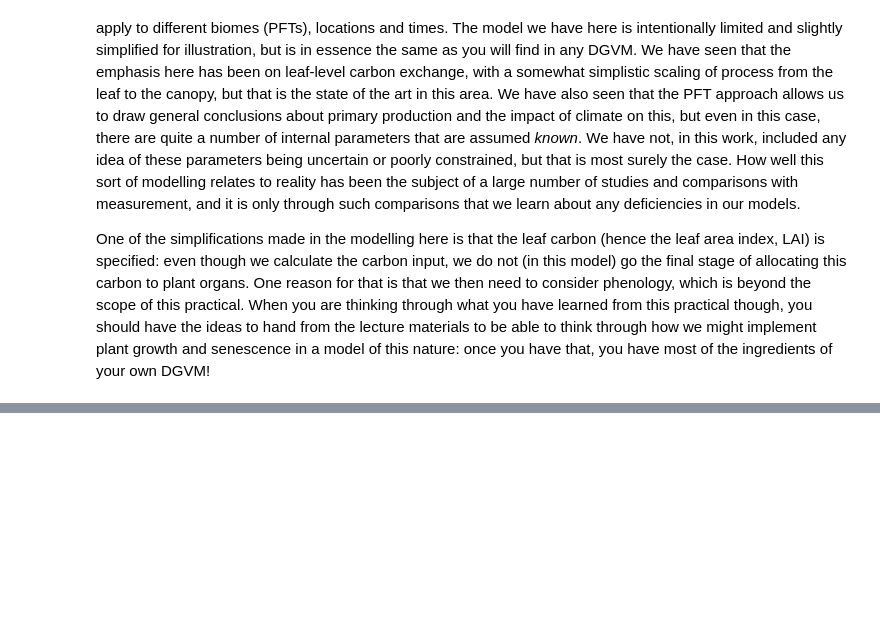
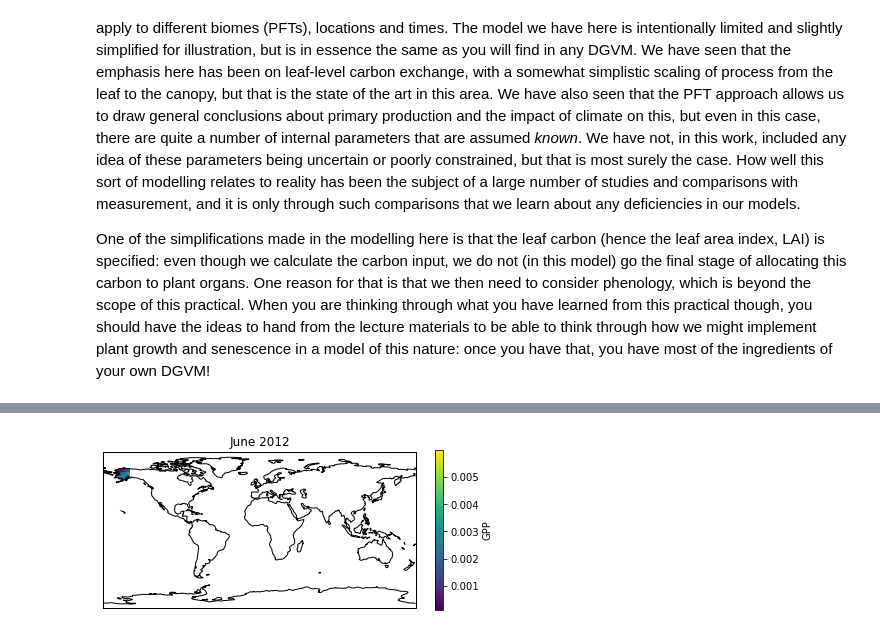
Before and after one commit to UCL-EO/geog0133, a Jupyter notebook: docs/notebooks_lab/011_Photosynthesis_Modelling_Practical.ipynb, the cells around one changed output, grey strips where cells are left out. Cells and saved outputs as stored; diff of their text form; code cells hidden in the pictures; blank space fills up the shorter version.

```diff
--- a/docs/notebooks_lab/011_Photosynthesis_Modelling_Practical.ipynb
+++ b/docs/notebooks_lab/011_Photosynthesis_Modelling_Practical.ipynb
@@ -634,0 +722,13 @@ One of the simplifications made in the modelling here is that the leaf carbon (h
+# %%
+#### plotting the results of the above loop
+f = plt.figure(figsize=(7,10))
+
+ax = f.add_subplot(3,1,pn+1,projection=ccrs.PlateCarree())
+ax.set_title(datetime(year,month+1,1).strftime('%B %Y'))
+s = ax.pcolormesh(lons,lats,array_gpp)
+ax.add_feature(cfeature.COASTLINE)
+sax = plt.colorbar(s)
+sax.set_label('GPP')
+plt.show()
+# %% [output]
+[figure, added]
```
Also changed, not shown: parts of 6 cells of this notebook, 7 other files.
